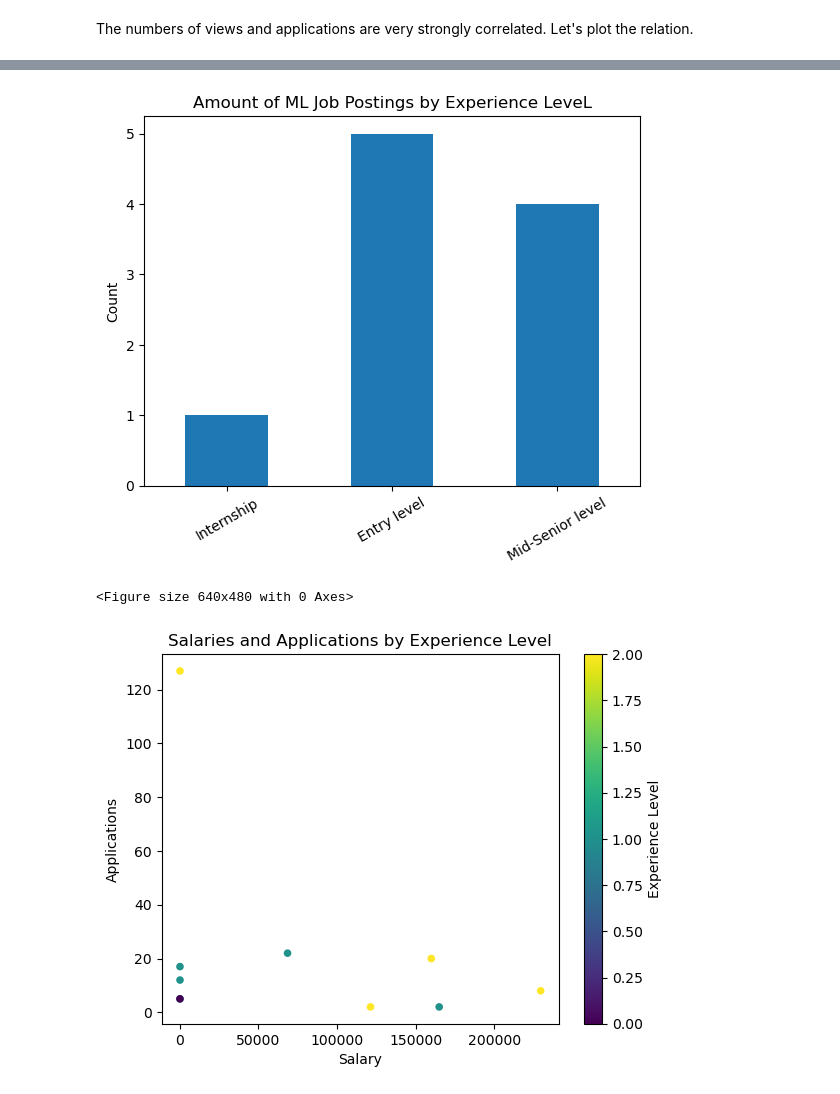
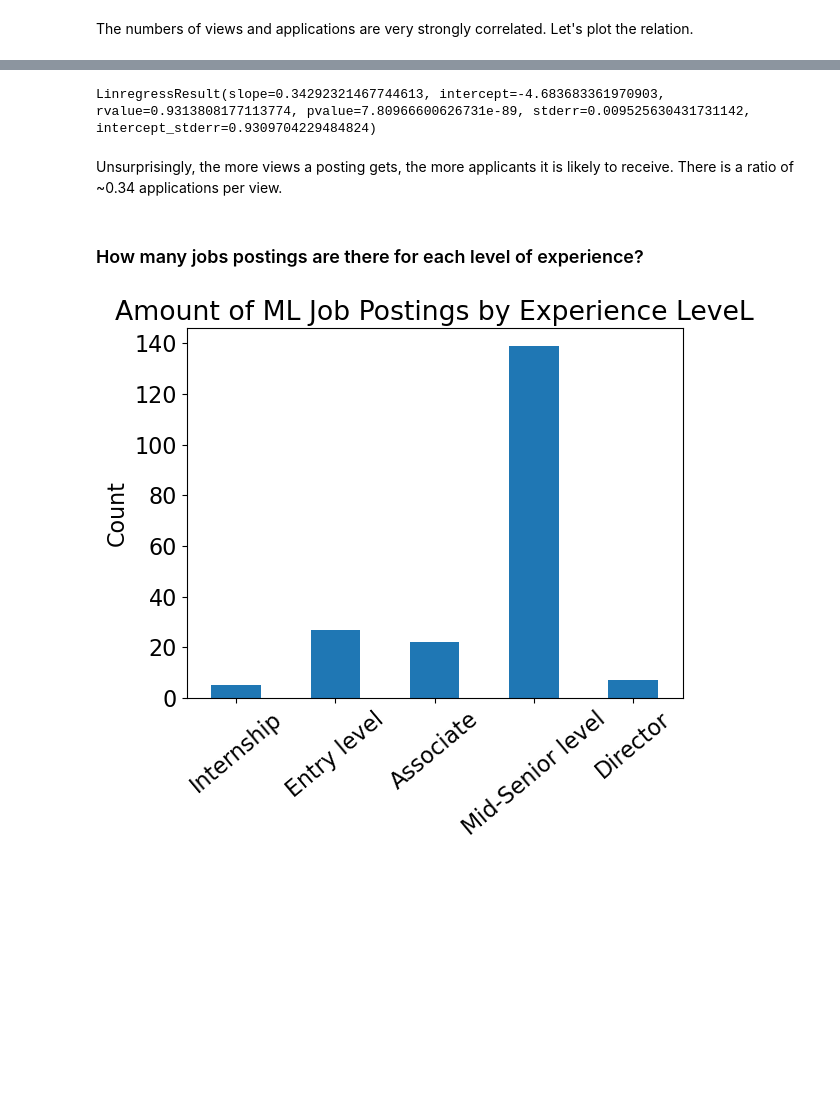
Before and after one commit to WillPugs/weaviate-application, a Jupyter notebook: workflow.ipynb, the cells around one changed output, grey strips where cells are left out. Saved outputs shown, nothing was run; the diff lists cells and outputs as text; code cells hidden in the pictures; blank space fills up the shorter version.

```diff
--- a/workflow.ipynb
+++ b/workflow.ipynb
@@ -115 +129,23 @@ df_postings = df_postings.drop(["min_salary", "max_salary"], axis=1)
+# %%
+#current exchange rates
+CAD_to_USD = 0.73
+BBD_to_USD = 0.50
+EUR_to_USD = 1.08
+AUD_to_USD = 0.67
+GBP_to_USD = 1.29
+# %%
+cad_indices = df_postings["currency"] == "CAD"
+df_postings.loc[cad_indices, "med_salary"] = df_postings["med_salary"][cad_indices].mul(CAD_to_USD)
+
+bbd_indices = df_postings["currency"] == "BBD"
+df_postings.loc[bbd_indices, "med_salary"] = df_postings["med_salary"][bbd_indices].mul(BBD_to_USD)
+
+eur_indices = df_postings["currency"] == "EUR"
+df_postings.loc[eur_indices, "med_salary"] = df_postings["med_salary"][eur_indices].mul(EUR_to_USD)
+
+aud_indices = df_postings["currency"] == "AUD"
+df_postings.loc[aud_indices, "med_salary"] = df_postings["med_salary"][aud_indices].mul(AUD_to_USD)
+
+gbp_indices = df_postings["currency"] == "GBP"
+df_postings.loc[gbp_indices, "med_salary"] = df_postings["med_salary"][gbp_indices].mul(GBP_to_USD)
 # %% [markdown]
@@ -204,7 +242,7 @@ try:
 
     ml_responses = postings.query.near_text( #machine learning postings
         query="machine learning",
-        limit=50
+        limit=200
     )
 
 
@@ -232,10 +275,13 @@ ml_df = pd.DataFrame()
 for col in df_postings.columns:
     ml_df[col] = pd.Series([post.properties[col] for post in ml_responses.objects])
 # %%
-#encode categorical
+#encode categorical experience labels. This will allow us to plot the relationship between experience levels and other fields
 experience_labels ={
     "Internship": 0,
     "Entry level": 1,
-    "Mid-Senior level": 2
+    "Associate": 2,
+    "Mid-Senior level": 3,
+    "Director": 4
 }
+#add this info to a new column
 ml_df["experience_level_encoded"] = [experience_labels[entry] for entry in ml_df["formatted_experience_level"]]
@@ -291,25 +318,18 @@ plt.show()
+# %%
+result = linregress(ml_df['views'].to_numpy(), ml_df['applies'].to_numpy())
+print(result)
+# %% [output]
+LinregressResult(slope=0.34292321467744613, intercept=-4.683683361970903, rvalue=0.9313808177113774, pvalue=7.80966600626731e-89, stderr=0.009525630431731142, intercept_stderr=0.9309704229484824)
+# %% [markdown]
+Unsurprisingly, the more views a posting gets, the more applicants it is likely to receive. There is a ratio of ~0.34 applications per view.
+# %% [markdown]
+### How many jobs postings are there for each level of experience?
 # %%
-ml_df.formatted_experience_level.value_counts()[["Internship", "Entry level", "Mid-Senior level"]].plot(kind='bar',
+ml_df.formatted_experience_level.value_counts()[["Internship", "Entry level", "Associate", "Mid-Senior level", "Director"]].plot(kind='bar',
                                                                                                         xlabel="",
                                                                                                         ylabel="Count",
                                                                                                         title="Amount of ML Job Postings by Experience LeveL")
-plt.xticks(rotation=30)
+plt.xticks(rotation=40)
 plt.show()
 # %% [output]
-[figure, old version]
+[figure, new version]
-# %%
-plt.figure()
-
-ax = ml_df.plot.scatter("med_salary", "applies", c="experience_level_encoded",
-                   colormap='viridis')
-f = plt.gcf()
-ax = f.get_axes()[1]
-ax.set_ylabel("Experience Level"
-              )
-plt.xlabel("Salary")
-plt.ylabel("Applications")
-plt.title("Salaries and Applications by Experience Level")
-plt.show()
-# %% [output]
-<Figure size 640x480 with 0 Axes>
-[figure, removed]
```
Also changed, not shown: parts of 33 cells of this notebook.
